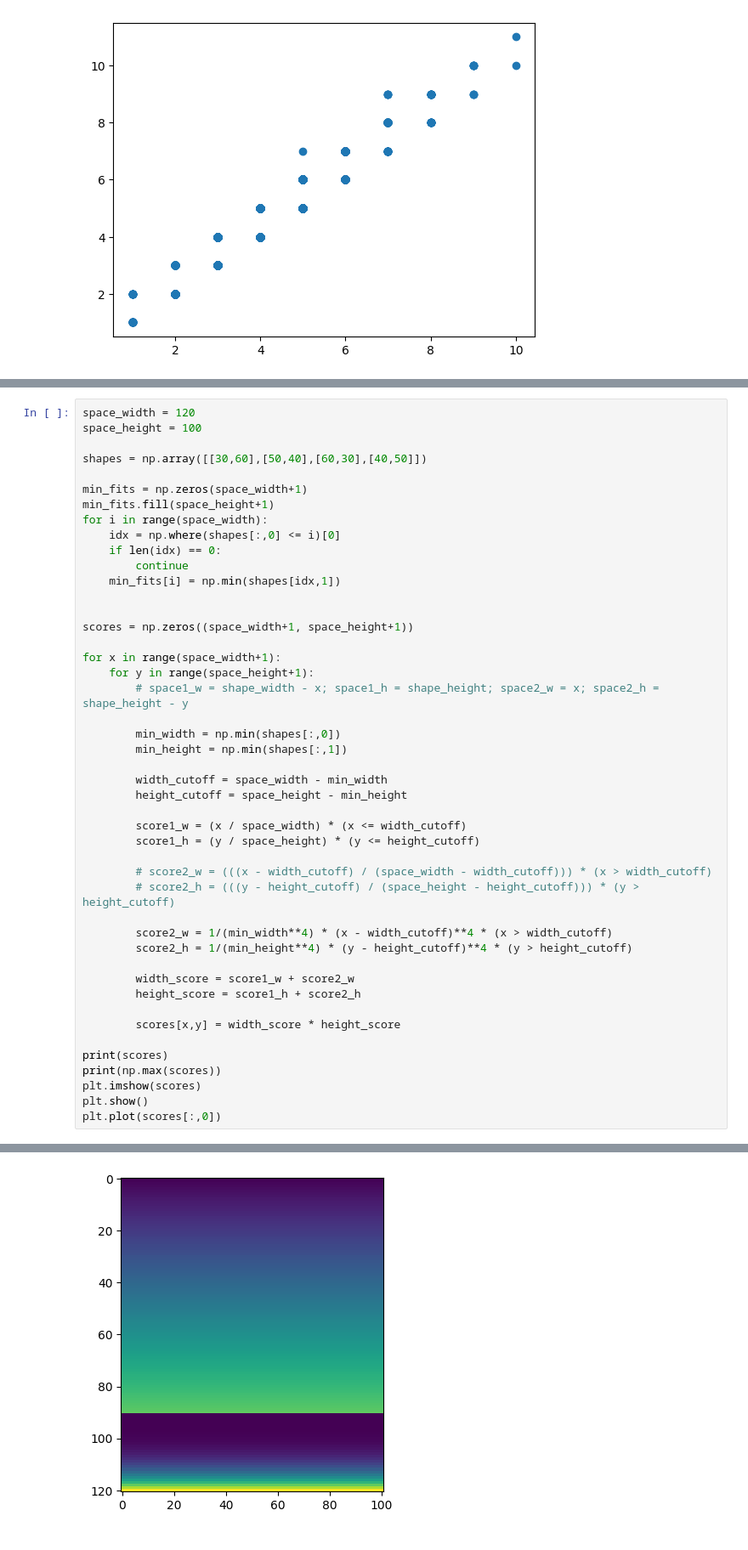
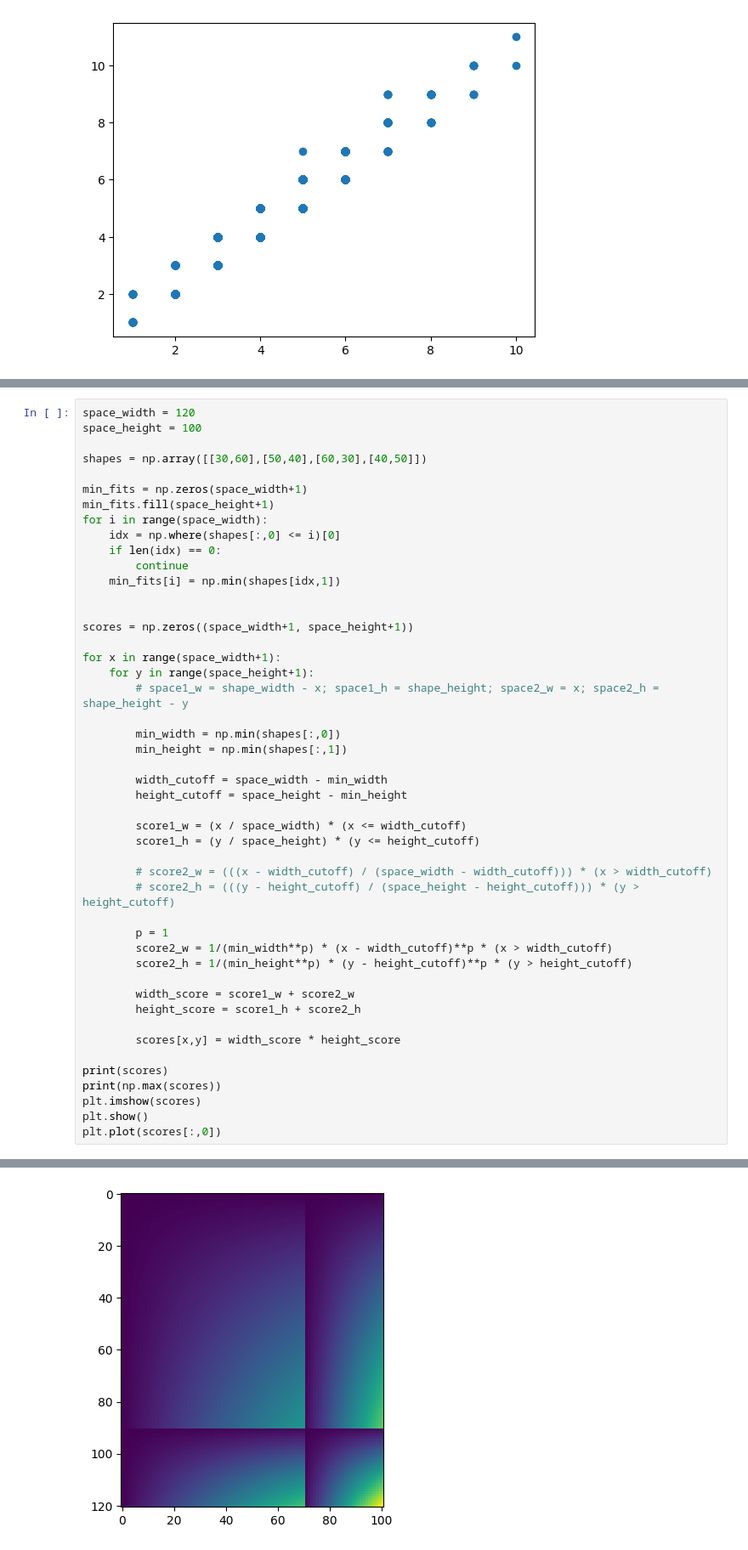
Before and after one commit to RobbeDelporte/BinPacker2D, a Jupyter notebook: packer.ipynb, the cells around one changed output, grey strips where cells are left out. Shown: that part at 85% size. Cells and saved outputs as stored; diff of their text form.

```diff
--- a/packer.ipynb
+++ b/packer.ipynb
@@ -116,8 +139,9 @@ for x in range(space_width+1):
         # score2_w = (((x - width_cutoff) / (space_width - width_cutoff))) * (x > width_cutoff)
         # score2_h = (((y - height_cutoff) / (space_height - height_cutoff))) * (y > height_cutoff)
 
-        score2_w = 1/(min_width**4) * (x - width_cutoff)**4 * (x > width_cutoff)
-        score2_h = 1/(min_height**4) * (y - height_cutoff)**4 * (y > height_cutoff)
+        p = 1
+        score2_w = 1/(min_width**p) * (x - width_cutoff)**p * (x > width_cutoff)
+        score2_h = 1/(min_height**p) * (y - height_cutoff)**p * (y > height_cutoff)
 
         width_score = score1_w + score2_w
         height_score = score1_h + score2_h
@@ -140,3 +170,3 @@ plt.plot(scores[:,0])
 1.0
-[figure, old version]
+[figure, new version]
 [<matplotlib.lines.Line2D at 0x...>]
```
Also changed, not shown: parts of 3 cells of this notebook, 5 other files.
